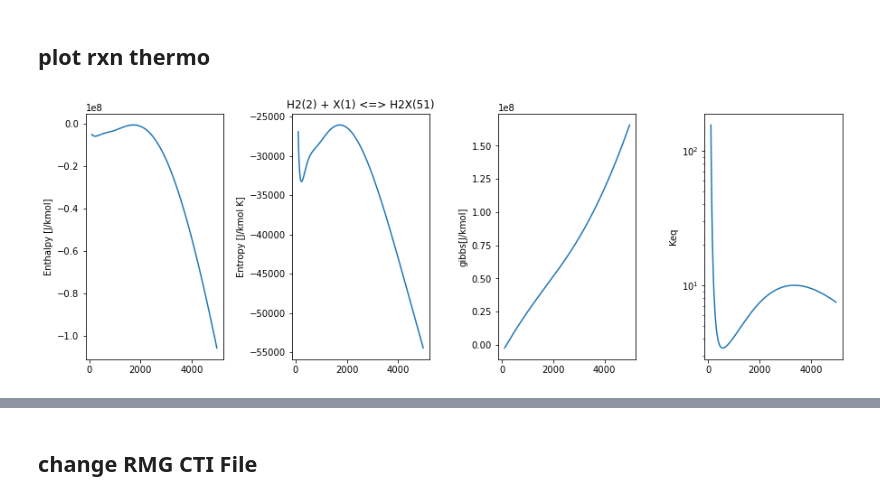
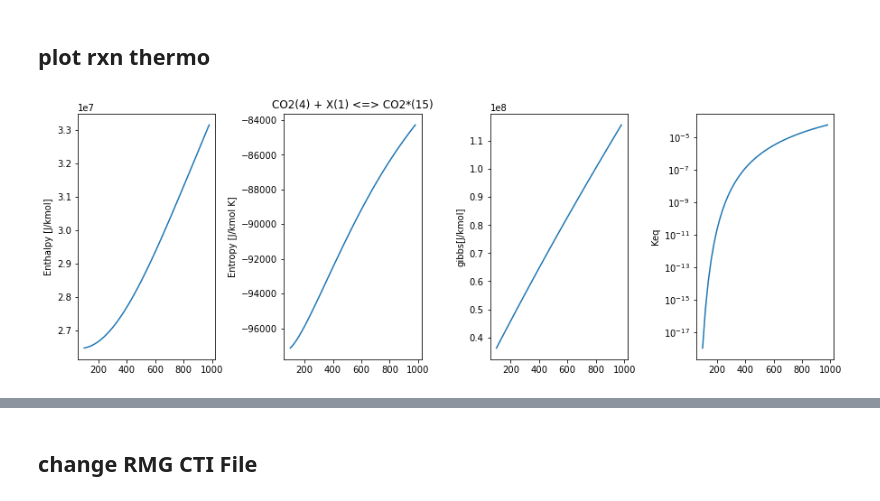
Before and after one commit to comocheng/meOH-analysis, a Jupyter notebook: cantera_simulations/RMG_wDeut/Compare_thermo_kinetics.ipynb, the cells around one changed output, grey strips where cells are left out. Saved outputs shown, nothing was run; the diff lists cells and outputs as text; code cells hidden in the pictures.

Commit message:
updated grabow reactor notebook and thermo conversion

```diff
--- a/cantera_simulations/RMG_wDeut/Compare_thermo_kinetics.ipynb
+++ b/cantera_simulations/RMG_wDeut/Compare_thermo_kinetics.ipynb
@@ -319,11 +325,14 @@ def plot_thermo_compare(species_RMG, species_Grab, trange, phase_rmg, phase_grab
         g_grab.append((phase_grab.species(species_Grab).thermo.h(i) - \
                        i*phase_grab.species(species_Grab).thermo.s(i))*2.39006e-7)
 
+    h_diff = [(i-j) for i, j in zip(h_rmg, h_grab)]
+
     fig, ax = plt.subplots(1,3,figsize=(15,5))
     ax[0].plot(temp_array, h_rmg, label="RMG")
     ax[0].set_title(species_Grab)
     ax[0].set_ylabel("Enthalpy [kcal/mol]")
     ax[0].plot(temp_array, h_grab, label="Grab")
+    ax[0].plot(temp_array, h_diff, label=round(h_diff[0],2))
     ax[0].legend()
 
     ax[1].plot(temp_array, s_rmg, label="RMG")
@@ -338,8 +347,6 @@ def plot_thermo_compare(species_RMG, species_Grab, trange, phase_rmg, phase_grab
 
 
 
-
-
 temp_array = np.arange(200, 1000, 10)
 
 for i in gas_dict.keys():
@@ -519,34 +540,34 @@ def plot_rxn_thermo(rxn_id, trange, phase, phase2):
     for i in temp_array:
         # cantera reports H in J/Kmol, so multiply by 2.39006e-7 to get
         # Kcal/mol and 2.39006e-4 to get cal/mol (to compare to RMG.MIT.edu)
         pressure = ct.one_atm
         phase.TP = i, pressure
         phase2.TP = i, pressure
 
         h.append(phase.delta_standard_enthalpy[rxn_id])
         s.append(phase.delta_standard_entropy[rxn_id])
         g.append((phase.delta_standard_gibbs[rxn_id]))
         k.append((phase.equilibrium_constants[rxn_id]))
 
     fig, ax = plt.subplots(1,4,figsize=(15,5))
     fig.subplots_adjust(wspace=0.5)
 
     ax[0].plot(temp_array, h)
     ax[0].set_ylabel("Enthalpy [J/kmol]")
 
     ax[1].plot(temp_array, s)
     ax[1].set_title(phase.reaction_equation(rxn_id))
     ax[1].set_ylabel("Entropy [J/kmol K]")
 
     ax[2].plot(temp_array, g)
     ax[2].set_ylabel("gibbs[J/kmol]")
 
     ax[3].plot(temp_array, k)
     ax[3].set_ylabel("Keq")
     ax[3].set_yscale("log")
 
-temp_array = np.arange(100, 5000, 20)
-plot_rxn_thermo(126, temp_array, surf_RMG, gas_RMG)
-plot_rxn_thermo(127, temp_array, surf_RMG, gas_RMG)
+temp_array = np.arange(100, 1000, 20)
+plot_rxn_thermo(4, temp_array, surf_RMG, gas_RMG)
+plot_rxn_thermo(1, temp_array, surf_grab, gas_RMG)
 # %% [output]
-[figure, old version]
+[figure, new version]
```
Also changed, not shown: parts of 19 cells of this notebook, 10 other files.
